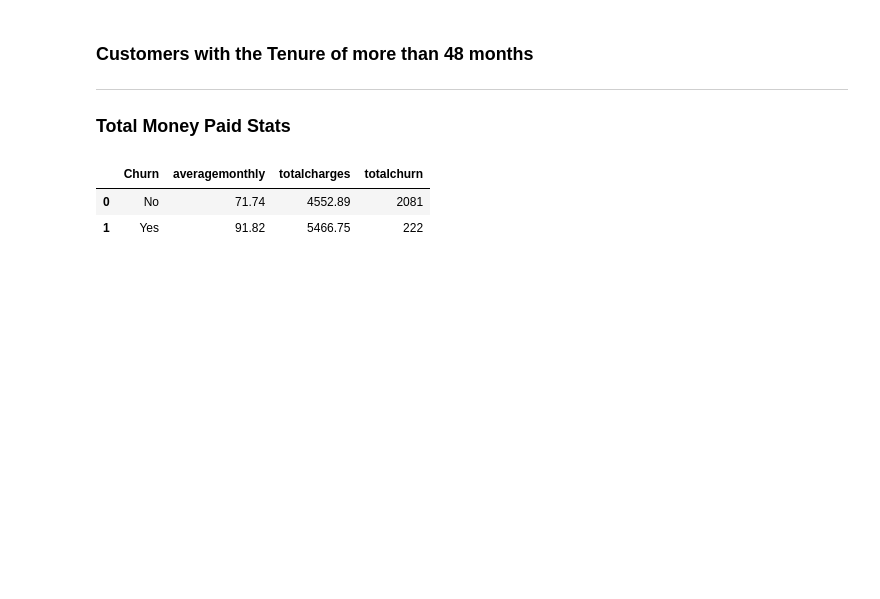
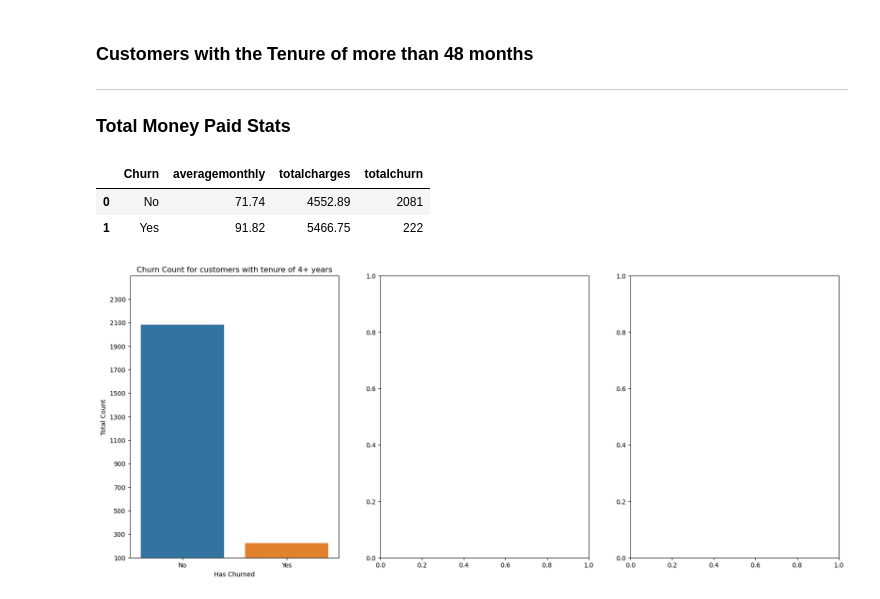
Before and after one commit to suzaladhikari/customer_churn-, a Jupyter notebook: EDA/eda.ipynb, the cells around one changed output. Cells and saved outputs as stored; diff of their text form; code cells hidden in the pictures; blank space fills up the shorter version.

Commit message:
churn count for customers with tenure of 4+ years plotted

```diff
--- a/EDA/eda.ipynb
+++ b/EDA/eda.ipynb
@@ -594,3 +594,18 @@ moneyfouryears.head(5)
 |  | Churn | averagemonthly | totalcharges | totalchurn |
 | 0 | No | 71.74 | 4552.89 | 2081 |
 | 1 | Yes | 91.82 | 5466.75 | 222 |
+# %%
+### Stack Bar Graph of the amount paid by the customers with 4+ years of tenure
+fig, ax = plt.subplots(1,3,figsize = (20,8))
+def plotting_charges(x, y , data, title, xlabel, ylabel, ylim1,ylim2, axes):
+    sns.barplot(x = x, y = y , data = data, hue = x, ax = axes)
+    axes.set_xlabel(xlabel)
+    axes.set_ylabel(ylabel)
+    axes.set_title(title)
+    axes.set_yticks(np.arange(ylim1,ylim2, 200))
+    axes.set_ylim(ylim1, ylim2)
+
+
+plotting_charges('Churn','totalchurn', moneyfouryears, 'Churn Count for customers with tenure of 4+ years', 'Has Churned', 'Total Count', 100,2500, ax[0])
+# %% [output]
+[figure, added]
```
